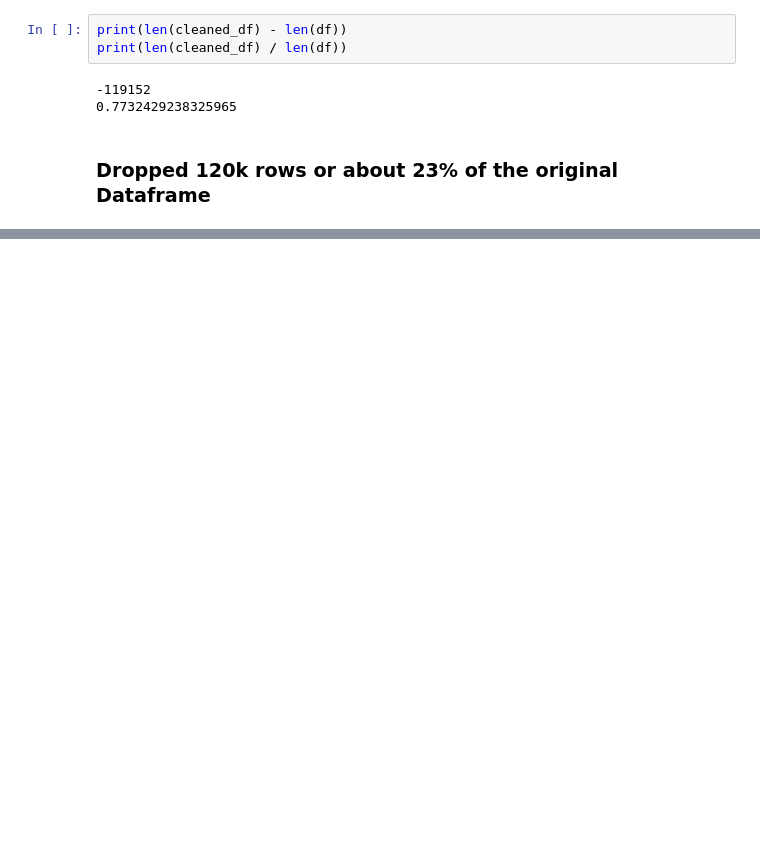
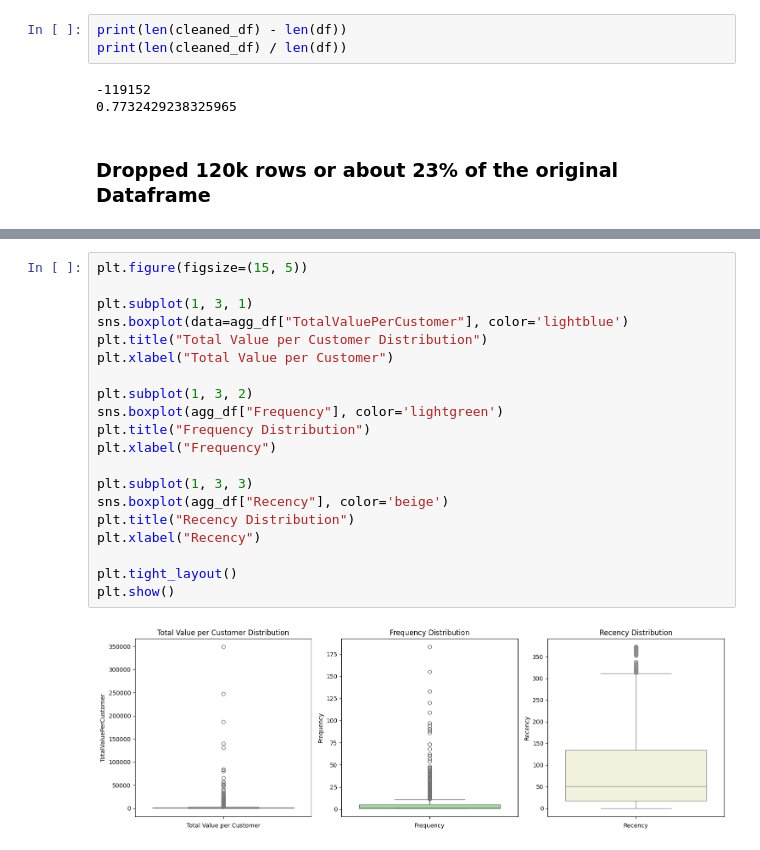
Before and after one commit to NoahSchwarzrock/online_retail_data, a Jupyter notebook: online_retail_data_clustering.ipynb, the cells around one changed output, grey strips where cells are left out. Drawn from its saved outputs; the diff is of its cells as text; blank space fills up the shorter version.

```diff
--- a/online_retail_data_clustering.ipynb
+++ b/online_retail_data_clustering.ipynb
@@ -647,0 +739,22 @@ print(len(cleaned_df) / len(df))
+# %%
+plt.figure(figsize=(15, 5))
+
+plt.subplot(1, 3, 1)
+sns.boxplot(data=agg_df["TotalValuePerCustomer"], color='lightblue')
+plt.title("Total Value per Customer Distribution")
+plt.xlabel("Total Value per Customer")
+
+plt.subplot(1, 3, 2)
+sns.boxplot(agg_df["Frequency"], color='lightgreen')
+plt.title("Frequency Distribution")
+plt.xlabel("Frequency")
+
+plt.subplot(1, 3, 3)
+sns.boxplot(agg_df["Recency"], color='beige')
+plt.title("Recency Distribution")
+plt.xlabel("Recency")
+
+plt.tight_layout()
+plt.show()
+# %% [output]
+[figure, added]
```
Also changed, not shown: parts of 17 cells of this notebook.
